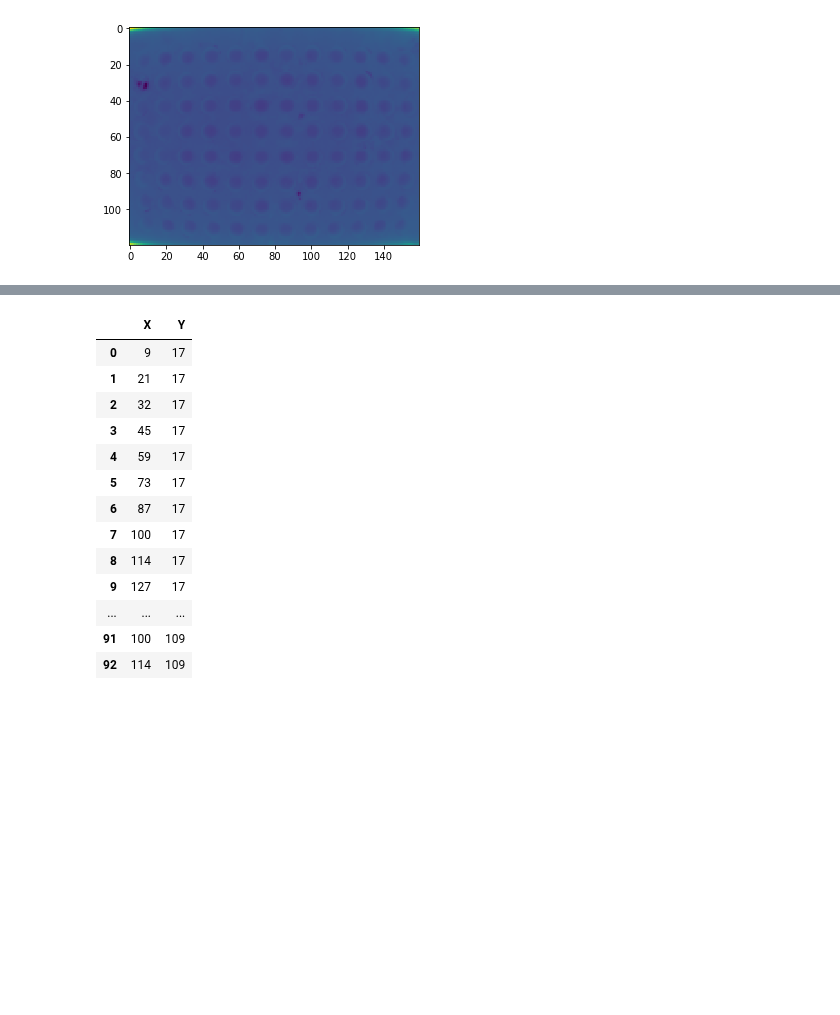
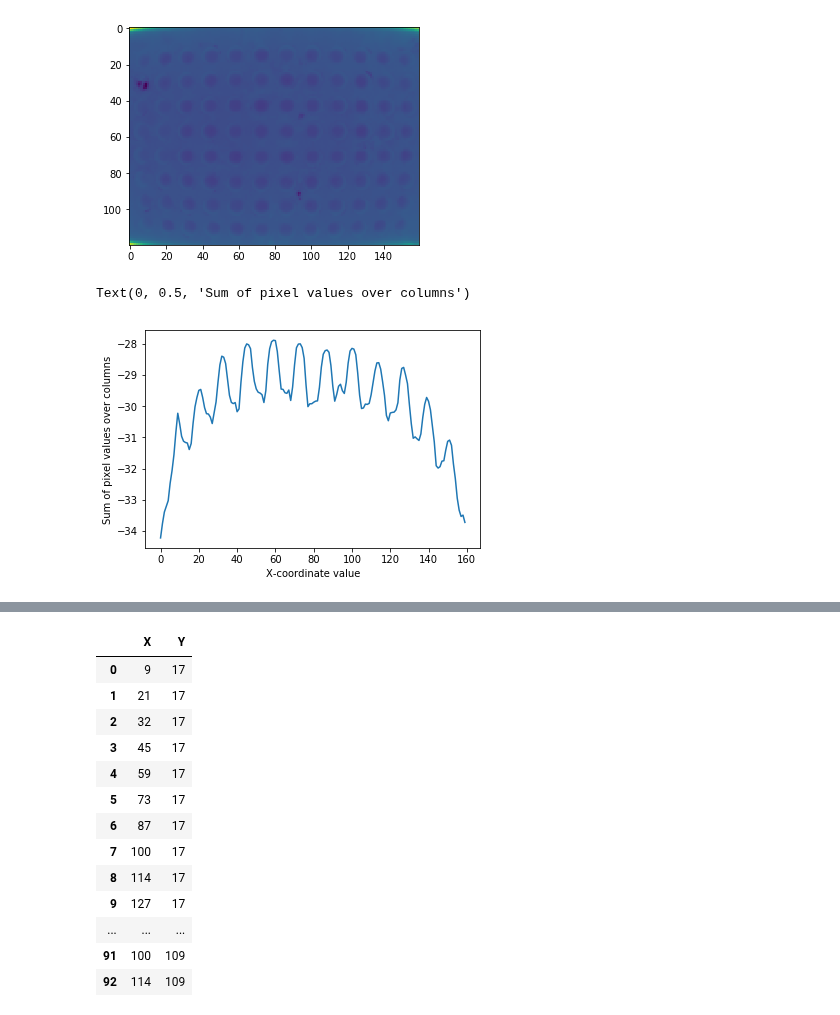
Before and after one commit to jrodguez/musical-robot, a Jupyter notebook: examples/Well_location_31.ipynb, the cells around one changed output, grey strips where cells are left out. Cells and saved outputs as stored; diff of their text form; code cells hidden in the pictures; blank space fills up the shorter version.

```diff
--- a/examples/Well_location_31.ipynb
+++ b/examples/Well_location_31.ipynb
@@ -45,3 +47,10 @@ for j in range(0,rows):
 # %%
 column_sum = [x * -1 for x in column_sum]
 row_sum = [x * -1 for x in row_sum]
+# %%
+plt.plot(range(len(column_sum)),column_sum)
+plt.xlabel('X-coordinate value')
+plt.ylabel('Sum of pixel values over columns')
+# %% [output]
+Text(0, 0.5, 'Sum of pixel values over columns')
+[figure, added]
```
Also changed, not shown: parts of 9 cells of this notebook.
